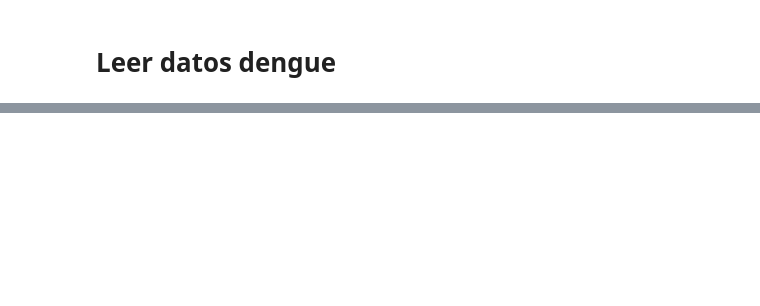
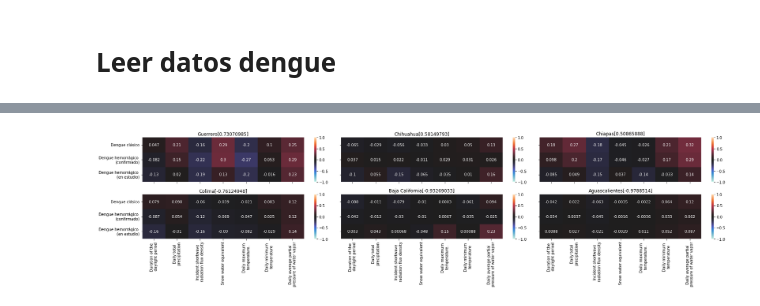
Before and after one commit to pcorner10/denguetemp2022, a Jupyter notebook: dengueTemperatura.ipynb, the cells around one changed output, grey strips where cells are left out. Cells and saved outputs as stored; diff of their text form; code cells hidden in the pictures; blank space fills up the shorter version.

Commit message:
Se creó HeatMap Corr

```diff
--- a/dengueTemperatura.ipynb
+++ b/dengueTemperatura.ipynb
@@ -433,0 +195,3 @@ plt.show()
+# %%
+df = dfDengue.merge(df_daymet.drop(columns="date"), on=["estado","year","week_index"], how="inner")
+df
@@ -433,0 +266,3 @@ plt.show()
+# %%
+dfISR_worst = df[df["estado"].isin(lista_ISR.index)]
+dfISR_worst
@@ -433,0 +283,47 @@ plt.show()
+# %%
+dict_daymetcols = {
+    "dayl":"Duration of the \ndaylight period",
+    "prcp":"Daily total \nprecipitation",
+    "srad":"Incident shortwave \nradiation flux density",
+    "swe":"Snow water equivalent",
+    "tmax":"Daily maximum \ntemperature.",
+    "tmin":"Daily minimum \ntemperature",
+    "vp":"Daily average partial \npressure of water vapor",
+}
+# %%
+selected = ['Dengue clásico', 'Dengue hemorrágico \n(confirmado)',
+       'Dengue hemorrágico \n(en estudio)','dayl', 'prcp',
+       'srad', 'swe', 'tmax', 'tmin', 'vp']
+
+rename_ISR_col = {
+    "Dengue hemorrágico (confirmado)":"Dengue hemorrágico \n(confirmado)",
+    "Dengue hemorrágico (en estudio)":"Dengue hemorrágico \n(en estudio)"}
+
+nrows = 2
+ncols = 3
+fig, ax = plt.subplots(nrows=nrows, ncols=ncols, figsize=(24,6), sharey=True, sharex=True)
+
+i = 0
+for r in range(nrows):
+    for c in range(ncols):
+        state = lista_ISR.index[i]
+        ISR_value = lista_ISR.values[i]
+
+        df_i = dfISR_worst[dfISR_worst["estado"]==state].copy()
+
+        df_i.rename(columns=rename_ISR_col, inplace=True)
+
+        df_i = df_i[selected].corr().iloc[:3,3:]
+        df_i.rename(columns=dict_daymetcols, inplace=True)
+        sns.heatmap(df_i, ax=ax[r,c],annot=True, center=0, vmax=1, vmin=-1)
+
+        ax[r,c].set(
+            title = state + str(ISR_value)
+        )
+
+        i += 1
+
+plt.tight_layout()
+plt.show()
+# %% [output]
+[figure, added]
```
Also changed, not shown: parts of 31 cells of this notebook, 1 other file.
